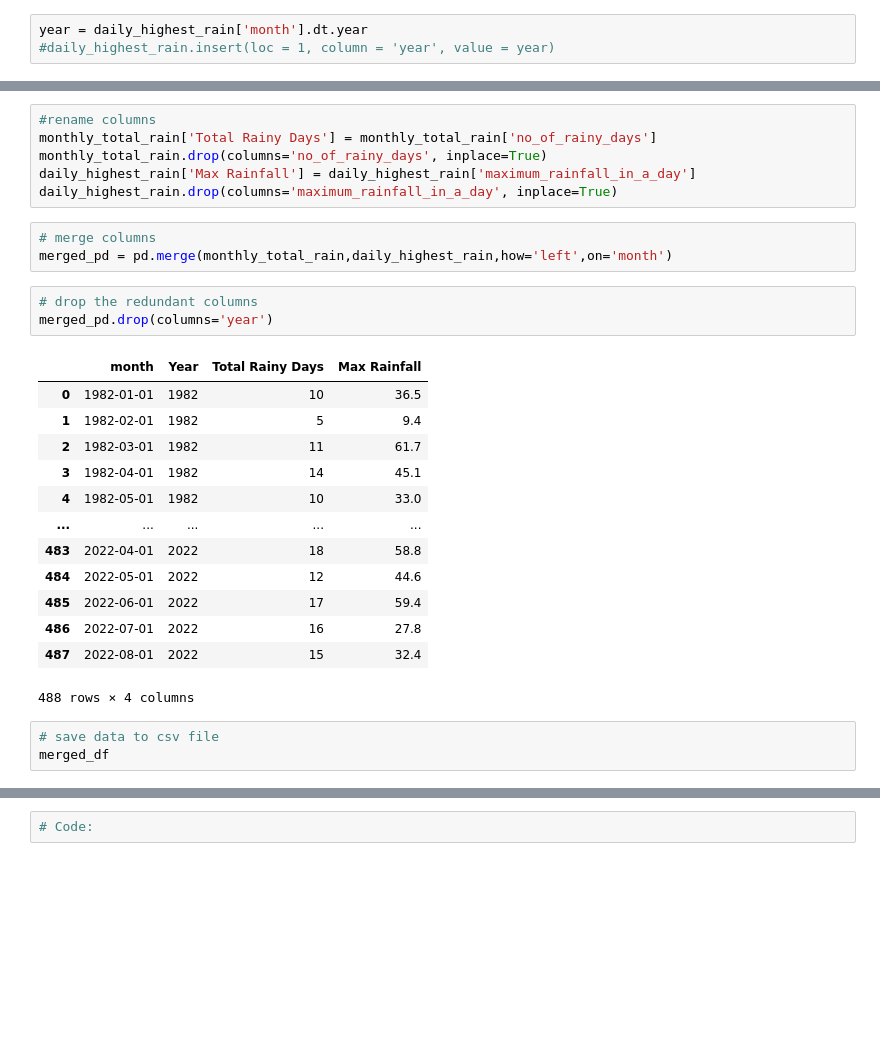
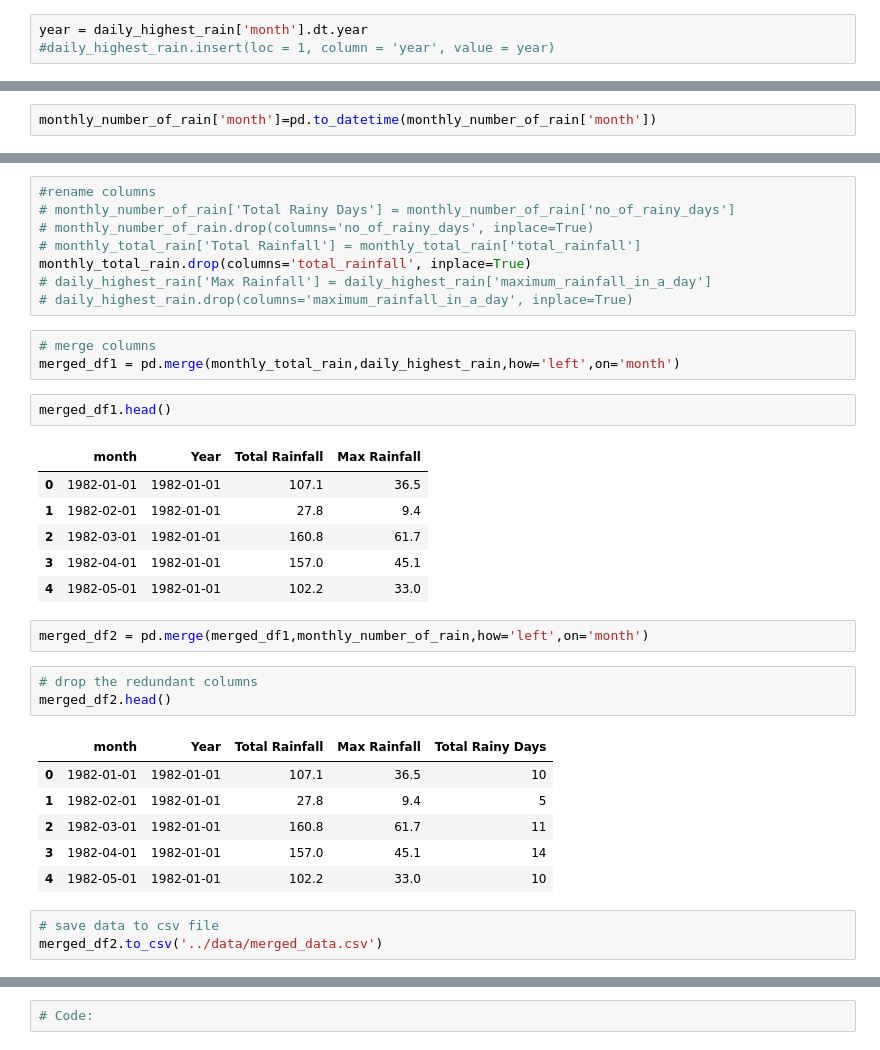
Before and after one commit to lishing/ga_project1_dsif9, a Jupyter notebook: code/starter-code.ipynb, the cells around one changed output, grey strips where cells are left out. Saved outputs shown, nothing was run; the diff lists cells and outputs as text; blank space fills up the shorter version.

Commit message:
added total rainfall to merged data

```diff
--- a/code/starter-code.ipynb
+++ b/code/starter-code.ipynb
@@ -244,0 +244,2 @@ memory usage: 11.6 KB
+# %%
+monthly_number_of_rain['month']=pd.to_datetime(monthly_number_of_rain['month'])
@@ -245,29 +255,35 @@ memory usage: 11.6 KB
 # %%
 #rename columns
-monthly_total_rain['Total Rainy Days'] = monthly_total_rain['no_of_rainy_days']
-monthly_total_rain.drop(columns='no_of_rainy_days', inplace=True)
-daily_highest_rain['Max Rainfall'] = daily_highest_rain['maximum_rainfall_in_a_day']
-daily_highest_rain.drop(columns='maximum_rainfall_in_a_day', inplace=True)
+# monthly_number_of_rain['Total Rainy Days'] = monthly_number_of_rain['no_of_rainy_days']
+# monthly_number_of_rain.drop(columns='no_of_rainy_days', inplace=True)
+# monthly_total_rain['Total Rainfall'] = monthly_total_rain['total_rainfall']
+monthly_total_rain.drop(columns='total_rainfall', inplace=True)
+# daily_highest_rain['Max Rainfall'] = daily_highest_rain['maximum_rainfall_in_a_day']
+# daily_highest_rain.drop(columns='maximum_rainfall_in_a_day', inplace=True)
 # %%
 # merge columns
-merged_pd = pd.merge(monthly_total_rain,daily_highest_rain,how='left',on='month')
+merged_df1 = pd.merge(monthly_total_rain,daily_highest_rain,how='left',on='month')
+# %%
+merged_df1.head()
+# %% [output]
+|  | month | Year | Total Rainfall | Max Rainfall |
+| 0 | 1982-01-01 | 1982-01-01 | 107.1 | 36.5 |
+| 1 | 1982-02-01 | 1982-01-01 | 27.8 | 9.4 |
+| 2 | 1982-03-01 | 1982-01-01 | 160.8 | 61.7 |
+| 3 | 1982-04-01 | 1982-01-01 | 157.0 | 45.1 |
+| 4 | 1982-05-01 | 1982-01-01 | 102.2 | 33.0 |
+# %%
+merged_df2 = pd.merge(merged_df1,monthly_number_of_rain,how='left',on='month')
 # %%
 # drop the redundant columns
-merged_pd.drop(columns='year')
+merged_df2.head()
 # %% [output]
-|  | month | Year | Total Rainy Days | Max Rainfall |
-| 0 | 1982-01-01 | 1982 | 10 | 36.5 |
-| 1 | 1982-02-01 | 1982 | 5 | 9.4 |
-| 2 | 1982-03-01 | 1982 | 11 | 61.7 |
-| 3 | 1982-04-01 | 1982 | 14 | 45.1 |
-| 4 | 1982-05-01 | 1982 | 10 | 33.0 |
-| ... | ... | ... | ... | ... |
-| 483 | 2022-04-01 | 2022 | 18 | 58.8 |
-| 484 | 2022-05-01 | 2022 | 12 | 44.6 |
-| 485 | 2022-06-01 | 2022 | 17 | 59.4 |
-| 486 | 2022-07-01 | 2022 | 16 | 27.8 |
-| 487 | 2022-08-01 | 2022 | 15 | 32.4 |
+|  | month | Year | Total Rainfall | Max Rainfall | Total Rainy Days |
+| 0 | 1982-01-01 | 1982-01-01 | 107.1 | 36.5 | 10 |
+| 1 | 1982-02-01 | 1982-01-01 | 27.8 | 9.4 | 5 |
+| 2 | 1982-03-01 | 1982-01-01 | 160.8 | 61.7 | 11 |
+| 3 | 1982-04-01 | 1982-01-01 | 157.0 | 45.1 | 14 |
+| 4 | 1982-05-01 | 1982-01-01 | 102.2 | 33.0 | 10 |
-488 rows × 4 columns
 # %%
 # save data to csv file
-merged_df
+merged_df2.to_csv('../data/merged_data.csv')
```
Also changed, not shown: parts of 9 cells of this notebook, 1 other file.
